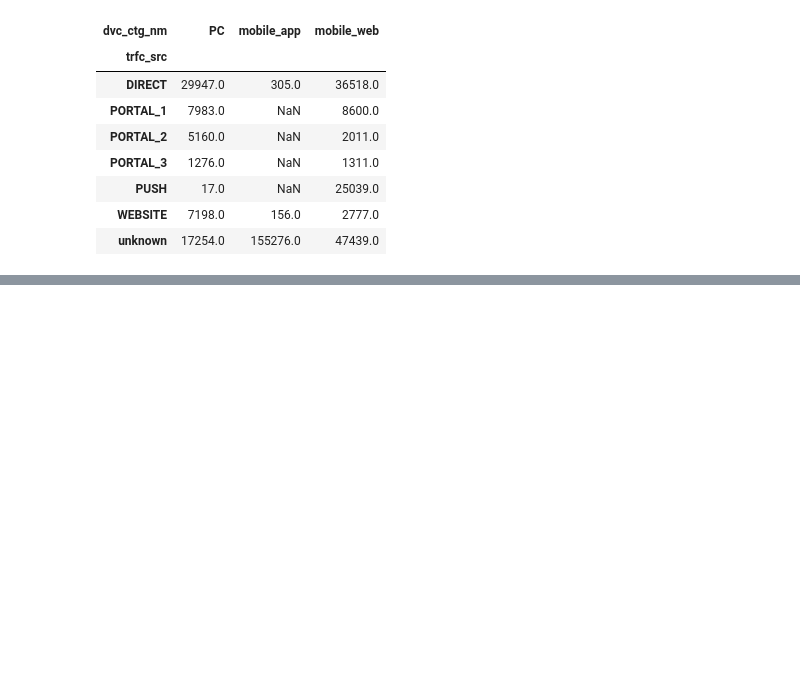
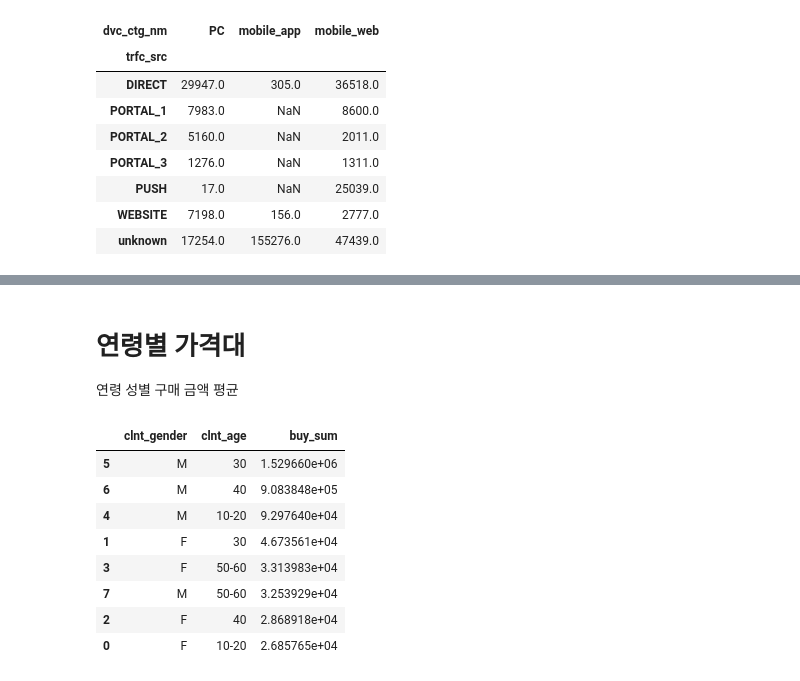
Before and after one commit to GyuYoungCho/Lpoint-Competition, a Jupyter notebook: project/point_cut/EDA.ipynb, the cells around one changed output, grey strips where cells are left out. Saved outputs shown, nothing was run; the diff lists cells and outputs as text; code cells hidden in the pictures; blank space fills up the shorter version.

```diff
--- a/project/point_cut/EDA.ipynb
+++ b/project/point_cut/EDA.ipynb
@@ -118,0 +252,18 @@ oai_pivot
+# %% [markdown]
+# 연령별 가격대
+연령 성별 구매 금액 평균
+# %%
+merge4 = TFI.merge(CTI1,how = "inner", on="clnt_id")[["trans_id","clnt_gender","clnt_age","buy_am","buy_ct"]]
+merge4["buy_sum"] = merge4["buy_am"]*merge4["buy_ct"]
+buy_group = merge4.groupby(["clnt_gender","clnt_age"]).mean()["buy_sum"].reset_index()
+buy_group.sort_values(by="buy_sum", ascending=False)
+# %% [output]
+|  | clnt_gender | clnt_age | buy_sum |
+| 5 | M | 30 | 1.529660e+06 |
+| 6 | M | 40 | 9.083848e+05 |
+| 4 | M | 10-20 | 9.297640e+04 |
+| 1 | F | 30 | 4.673561e+04 |
+| 3 | F | 50-60 | 3.313983e+04 |
+| 7 | M | 50-60 | 3.253929e+04 |
+| 2 | F | 40 | 2.868918e+04 |
+| 0 | F | 10-20 | 2.685765e+04 |
```
Also changed, not shown: parts of 23 cells of this notebook, 1 other file.
